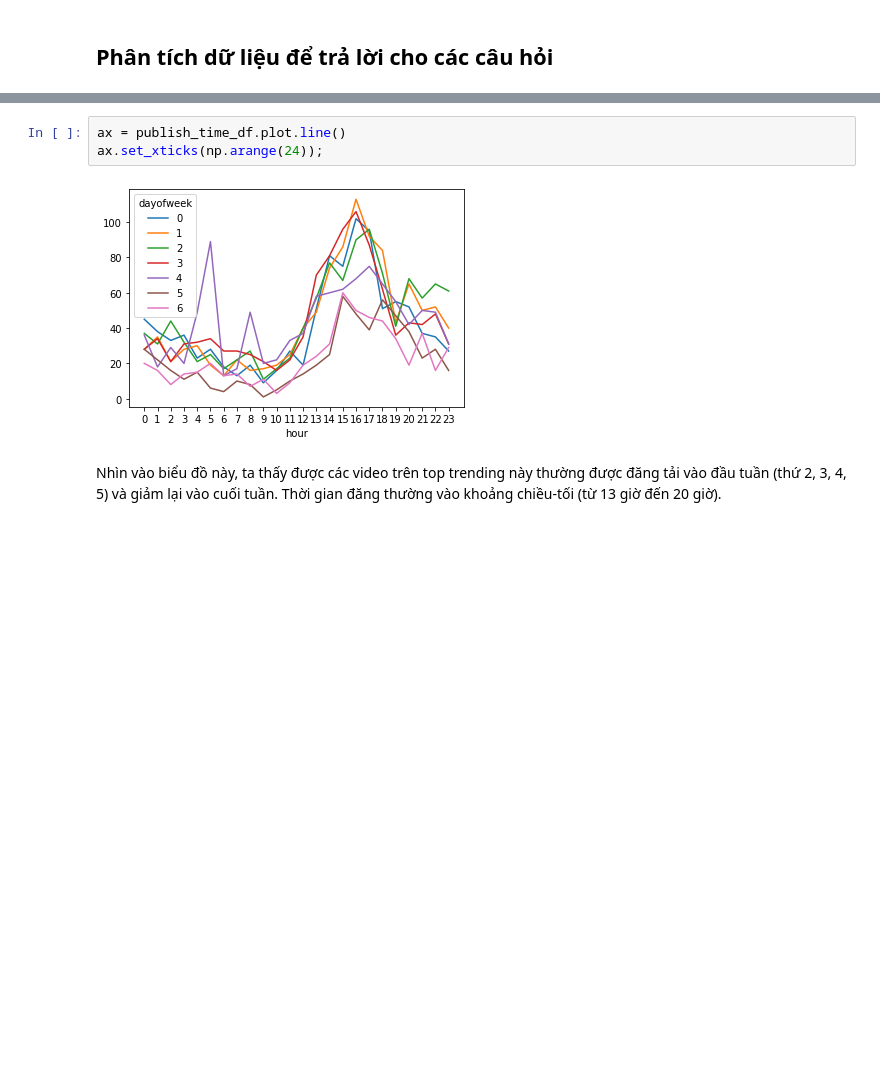
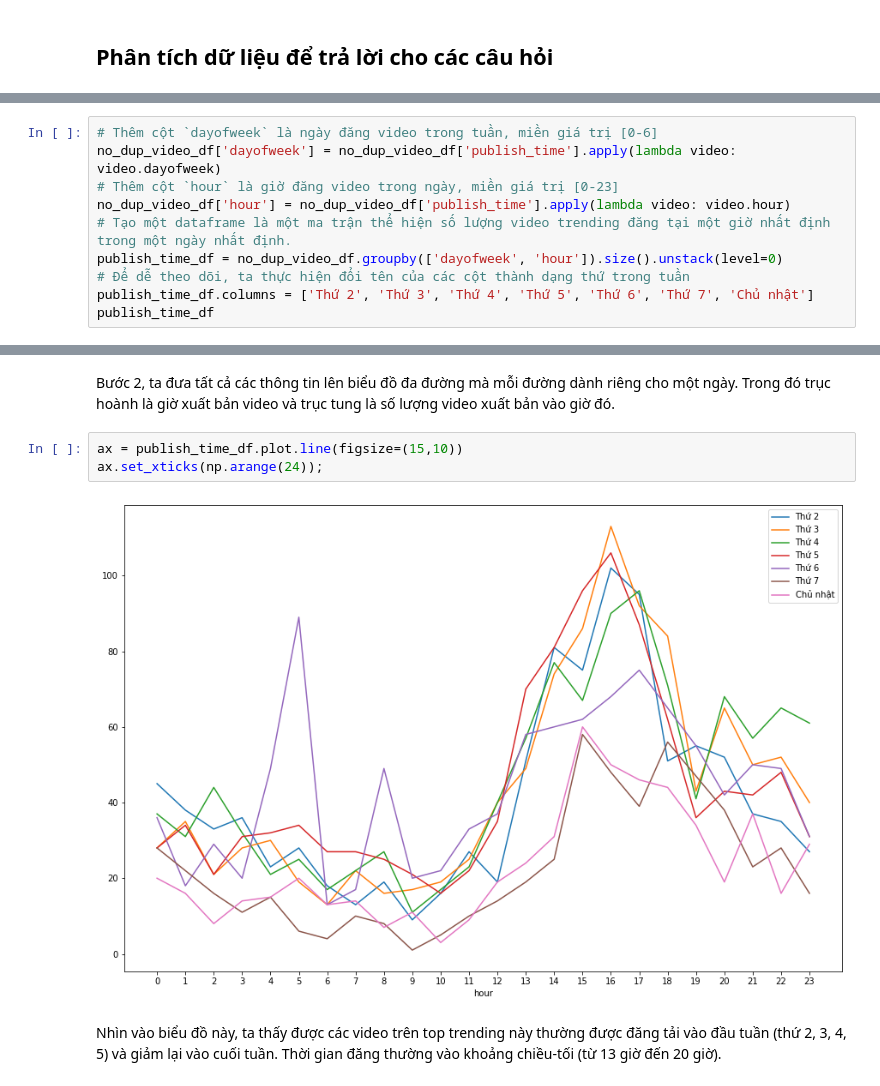
Before and after one commit to vhoaian/LTKHDL_CK, a Jupyter notebook: 1712265-VoHoaiAn.ipynb, the cells around one changed output, grey strips where cells are left out. Cells and saved outputs as stored; diff of their text form; blank space fills up the shorter version.

```diff
--- a/1712265-VoHoaiAn.ipynb
+++ b/1712265-VoHoaiAn.ipynb
@@ -336,0 +327,10 @@ Bước 2
+# %%
+# Thêm cột `dayofweek` là ngày đăng video trong tuần, miền giá trị [0-6]
+no_dup_video_df['dayofweek'] = no_dup_video_df['publish_time'].apply(lambda video: video.dayofweek)
+# Thêm cột `hour` là giờ đăng video trong ngày, miền giá trị [0-23]
+no_dup_video_df['hour'] = no_dup_video_df['publish_time'].apply(lambda video: video.hour)
+# Tạo một dataframe là một ma trận thể hiện số lượng video trending đăng tại một giờ nhất định trong một ngày nhất định.
+publish_time_df = no_dup_video_df.groupby(['dayofweek', 'hour']).size().unstack(level=0)
+# Để dễ theo dõi, ta thực hiện đổi tên của các cột thành dạng thứ trong tuần
+publish_time_df.columns = ['Thứ 2', 'Thứ 3', 'Thứ 4', 'Thứ 5', 'Thứ 6', 'Thứ 7', 'Chủ nhật']
+publish_time_df
@@ -337,8 +356,10 @@ Bước 2
+# %% [markdown]
+Bước 2, ta đưa tất cả các thông tin lên biểu đồ đa đường mà mỗi đường dành riêng cho một ngày. Trong đó trục hoành là giờ xuất bản video và trục tung là số lượng video xuất bản vào giờ đó.
 # %%
-ax = publish_time_df.plot.line()
+ax = publish_time_df.plot.line(figsize=(15,10))
 ax.set_xticks(np.arange(24));
 # %% [output]
-[figure, old version]
+[figure, new version]
 # %% [markdown]
 Nhìn vào biểu đồ này, ta thấy được các video trên top trending này thường được đăng tải vào đầu tuần (thứ 2, 3, 4, 5) và giảm lại vào cuối tuần. Thời gian đăng thường vào khoảng chiều-tối (từ 13 giờ đến 20 giờ).
 # %% [markdown]
```
Also changed, not shown: parts of 21 cells of this notebook.
